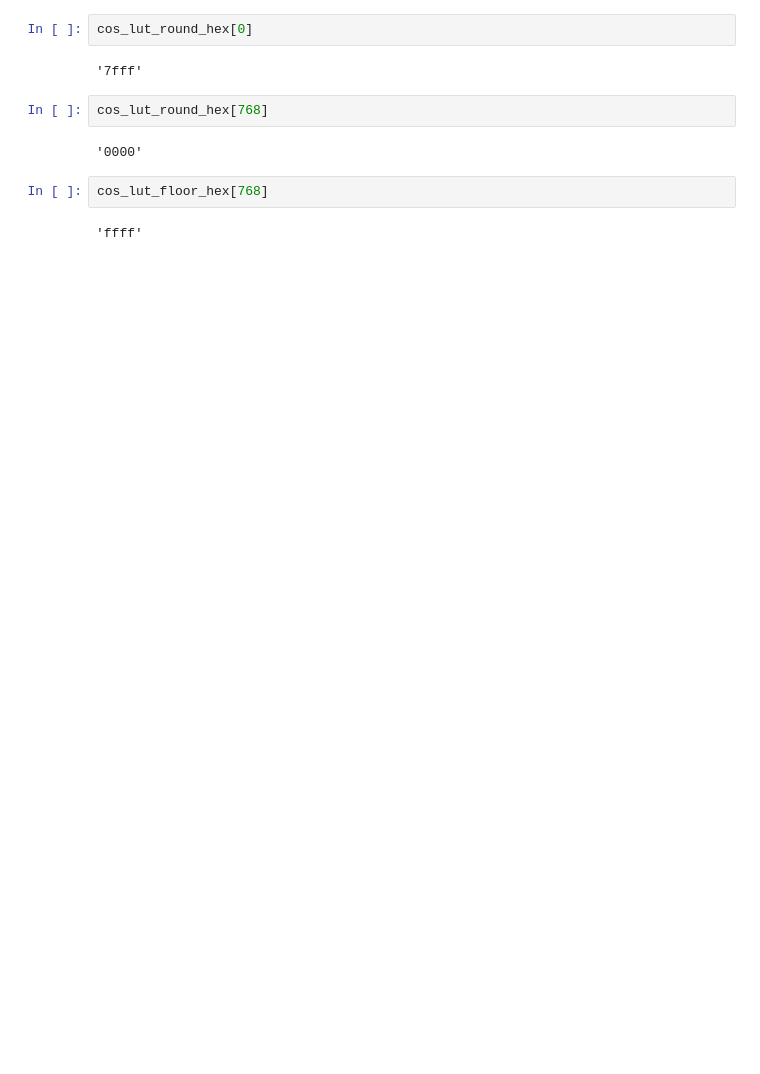
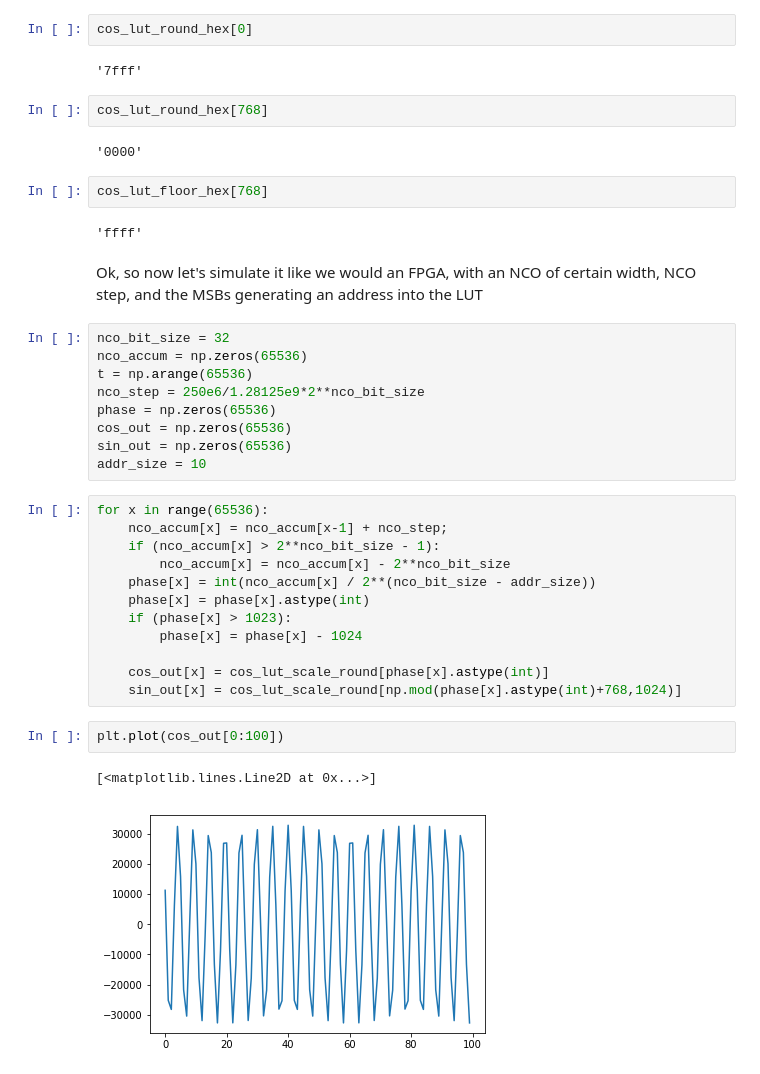
Before and after one commit to zstechly/various_notebooks, a Jupyter notebook: cos_lut_generation.ipynb, the cells around one changed output. Cells and saved outputs as stored; diff of their text form; blank space fills up the shorter version.

```diff
--- a/cos_lut_generation.ipynb
+++ b/cos_lut_generation.ipynb
@@ -83,3 +81,31 @@ cos_lut_round_hex[768]
 cos_lut_floor_hex[768]
 # %% [output]
 'ffff'
+# %% [markdown]
+Ok, so now let's simulate it like we would an FPGA, with an NCO of certain width, NCO step, and the MSBs generating an address into the LUT
+# %%
+nco_bit_size = 32
+nco_accum = np.zeros(65536)
+t = np.arange(65536)
+nco_step = 250e6/1.28125e9*2**nco_bit_size
+phase = np.zeros(65536)
+cos_out = np.zeros(65536)
+sin_out = np.zeros(65536)
+addr_size = 10
+# %%
+for x in range(65536):
+    nco_accum[x] = nco_accum[x-1] + nco_step;
+    if (nco_accum[x] > 2**nco_bit_size - 1):
+        nco_accum[x] = nco_accum[x] - 2**nco_bit_size
+    phase[x] = int(nco_accum[x] / 2**(nco_bit_size - addr_size))
+    phase[x] = phase[x].astype(int)
+    if (phase[x] > 1023):
+        phase[x] = phase[x] - 1024
+
+    cos_out[x] = cos_lut_scale_round[phase[x].astype(int)]
+    sin_out[x] = cos_lut_scale_round[np.mod(phase[x].astype(int)+768,1024)]
+# %%
+plt.plot(cos_out[0:100])
+# %% [output]
+[<matplotlib.lines.Line2D at 0x...>]
+[figure, added]
```
Also changed, not shown: parts of 13 cells of this notebook, 1 other file.
